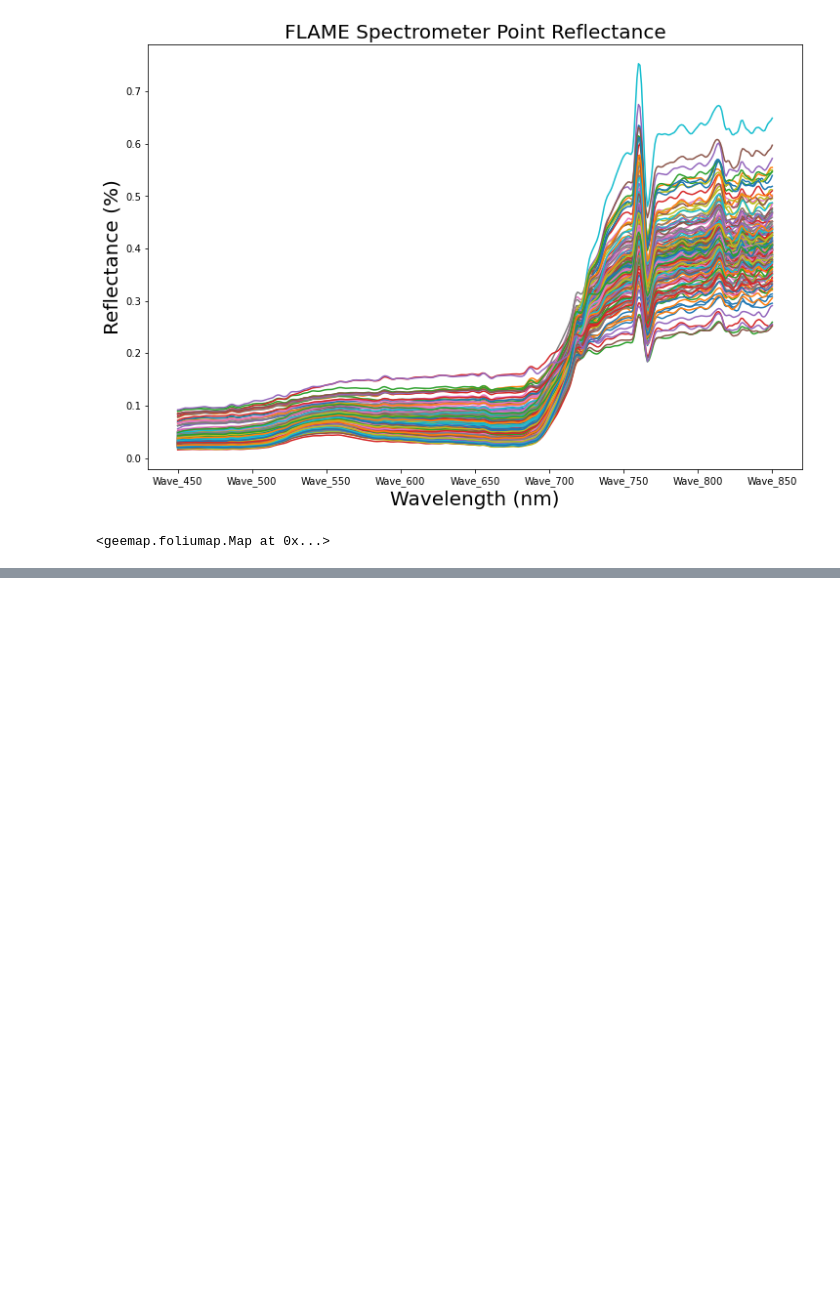
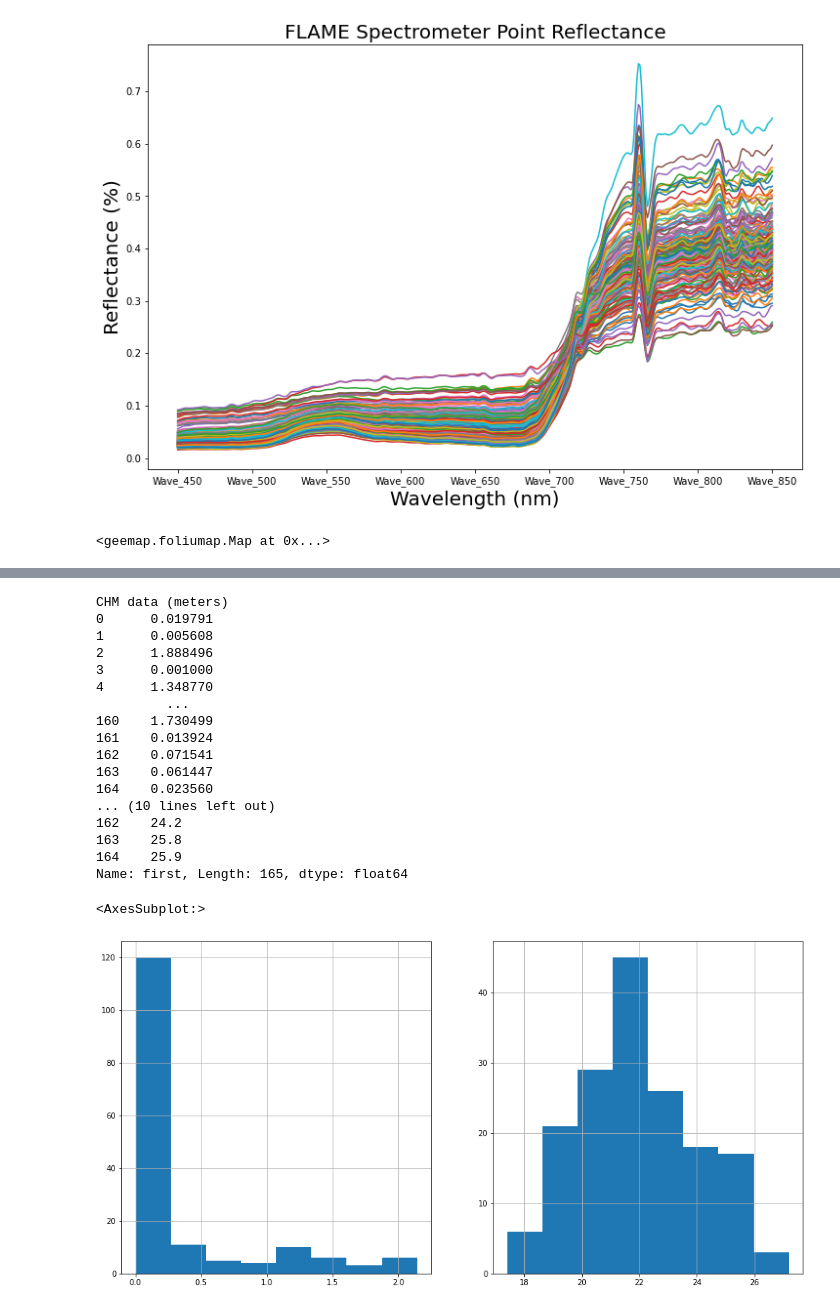
Before and after one commit to TESTgroup-BNL/meeting_demos, a Jupyter notebook: us_iale_2022/python/basic_ngee_uas_example.ipynb, the cells around one changed output, grey strips where cells are left out. Drawn from its saved outputs; the diff is of its cells as text; code cells hidden in the pictures; blank space fills up the shorter version.

```diff
--- a/us_iale_2022/python/basic_ngee_uas_example.ipynb
+++ b/us_iale_2022/python/basic_ngee_uas_example.ipynb
@@ -311,19 +319,38 @@ geemap.extract_values_to_points(pt_refl_data_gee, tir_uas_image_masked, out_csv2
 # %%
 # view data
 chm_data = pd.read_csv(out_csv1)
 print("CHM data (meters)")
-print(chm_data['B0'])
-chm_data = chm_data['B0']
-#hist1 = chm_data.hist(bins=8)
+#print(chm_data['B0'])
+print(chm_data['first'])
+chm_data = chm_data['first']
 
 tir_data = pd.read_csv(out_csv2)
 print("TIR data (deg C)")
-print(tir_data['B0'])
-tir_data = tir_data['B0']
-#hist2 = tir_data.hist(bins=8)
+print(tir_data['first'])
+tir_data = tir_data['first']
 
 ### Dual histogram
 fig = pl.figure(figsize=(16, 8))
 axes = fig.subplots(1, 2)
 chm_data.hist(bins=8, ax=axes[0])
 tir_data.hist(bins=8, ax=axes[1])
+# %% [output]
+CHM data (meters)
+0      0.019791
+1      0.005608
+2      1.888496
+3      0.001000
+4      1.348770
+         ...
+160    1.730499
+161    0.013924
+162    0.071541
+163    0.061447
+164    0.023560
+... (10 lines left out)
+162    24.2
+163    25.8
+164    25.9
+Name: first, Length: 165, dtype: float64
+<AxesSubplot:>
+[figure, added]
```
Also changed, not shown: parts of 9 cells of this notebook, 5 other files.
